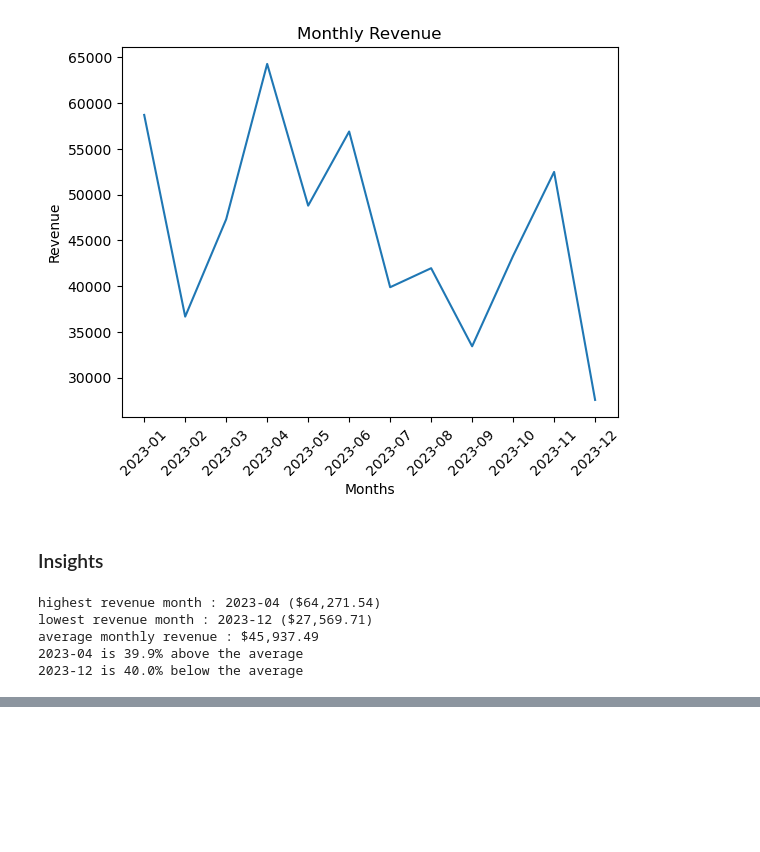
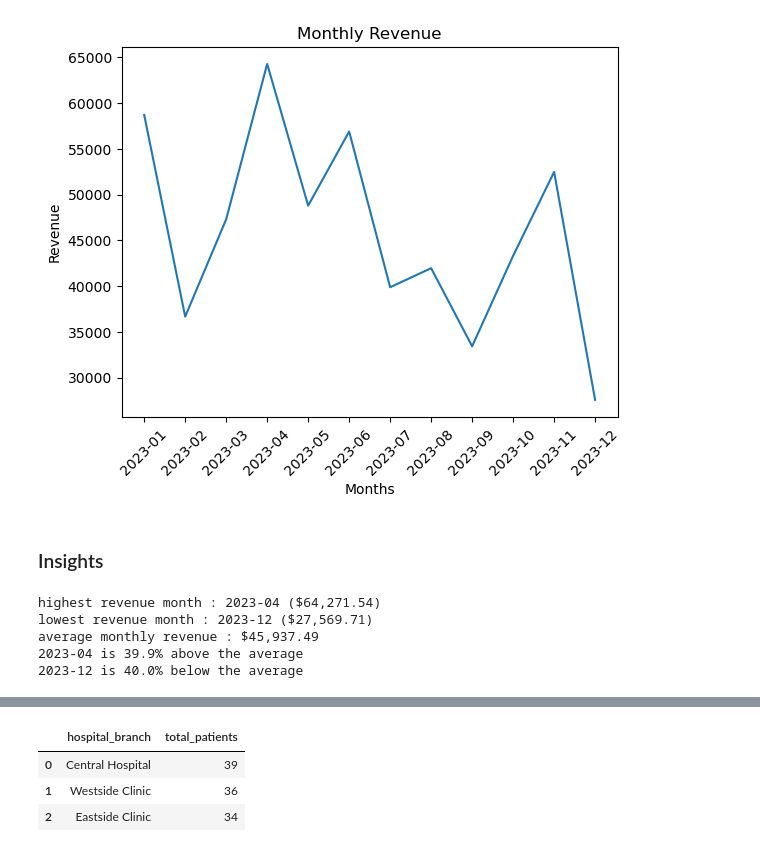
Before and after one commit to Djohnson1313/hospital_operations_intelligence_, a Jupyter notebook: hospital_operations_analysis.ipynb, the cells around one changed output, grey strips where cells are left out. Drawn from its saved outputs; the diff is of its cells as text; code cells hidden in the pictures; blank space fills up the shorter version.

```diff
--- a/hospital_operations_analysis.ipynb
+++ b/hospital_operations_analysis.ipynb
@@ -558,0 +648,14 @@ Monthly revenue fluctuated throughout 2023, with no sistained upward or downward
+# %%
+pd.read_sql('''
+select d.hospital_branch, count(distinct(a.patient_id)) as total_patients
+from doctors as d
+join appointments as a
+on d.doctor_id = a.doctor_id
+group by d.hospital_branch
+order by total_patients desc
+''', conn)
+# %% [output]
+|  | hospital_branch | total_patients |
+| 0 | Central Hospital | 39 |
+| 1 | Westside Clinic | 36 |
+| 2 | Eastside Clinic | 34 |
```
Also changed, not shown: parts of 31 cells of this notebook.
